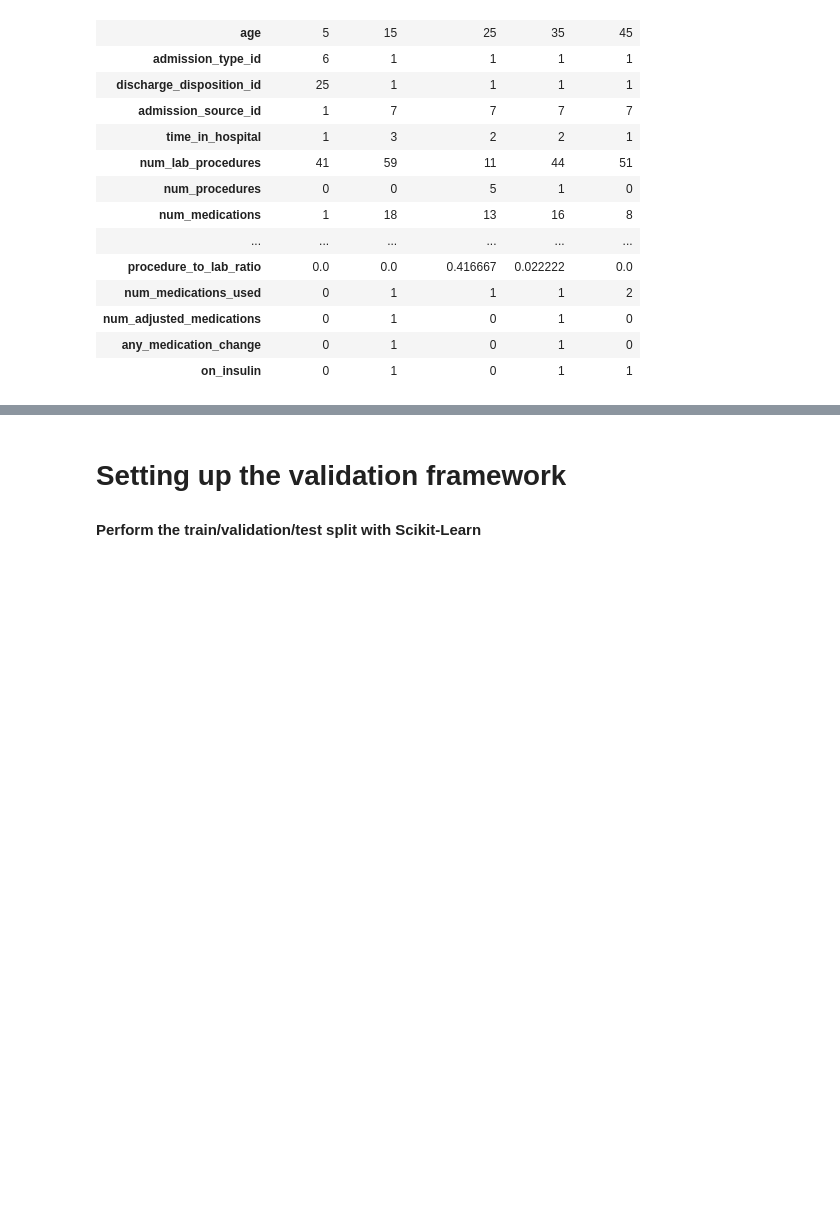
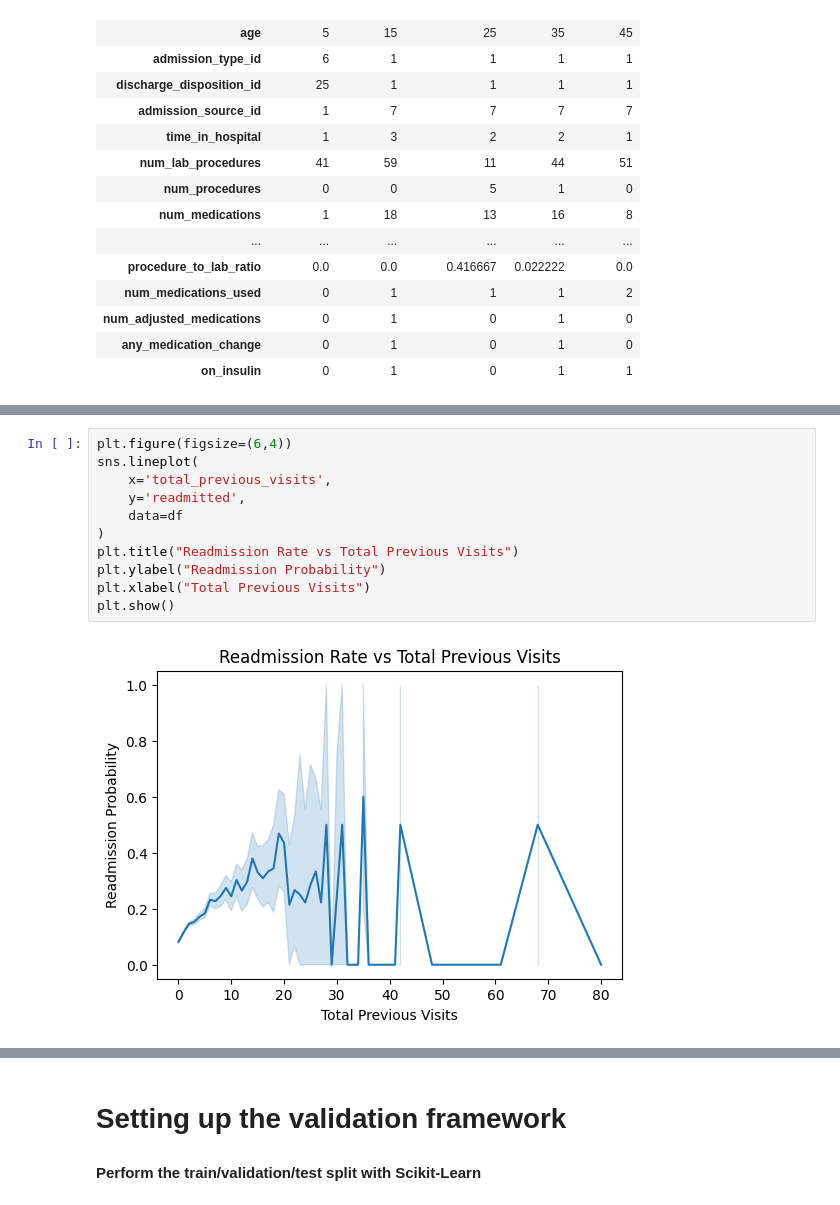
Before and after one commit to blessingoraz/hospital-readmission-prediction, a Jupyter notebook: notebooks/eda.ipynb, the cells around one changed output, grey strips where cells are left out. Cells and saved outputs as stored; diff of their text form; blank space fills up the shorter version.

```diff
--- a/notebooks/eda.ipynb
+++ b/notebooks/eda.ipynb
@@ -200,0 +246,13 @@ df.head().T
+# %%
+plt.figure(figsize=(6,4))
+sns.lineplot(
+    x='total_previous_visits',
+    y='readmitted',
+    data=df
+)
+plt.title("Readmission Rate vs Total Previous Visits")
+plt.ylabel("Readmission Probability")
+plt.xlabel("Total Previous Visits")
+plt.show()
+# %% [output]
+[figure, added]
```
Also changed, not shown: parts of 14 cells of this notebook, 6 other files.
